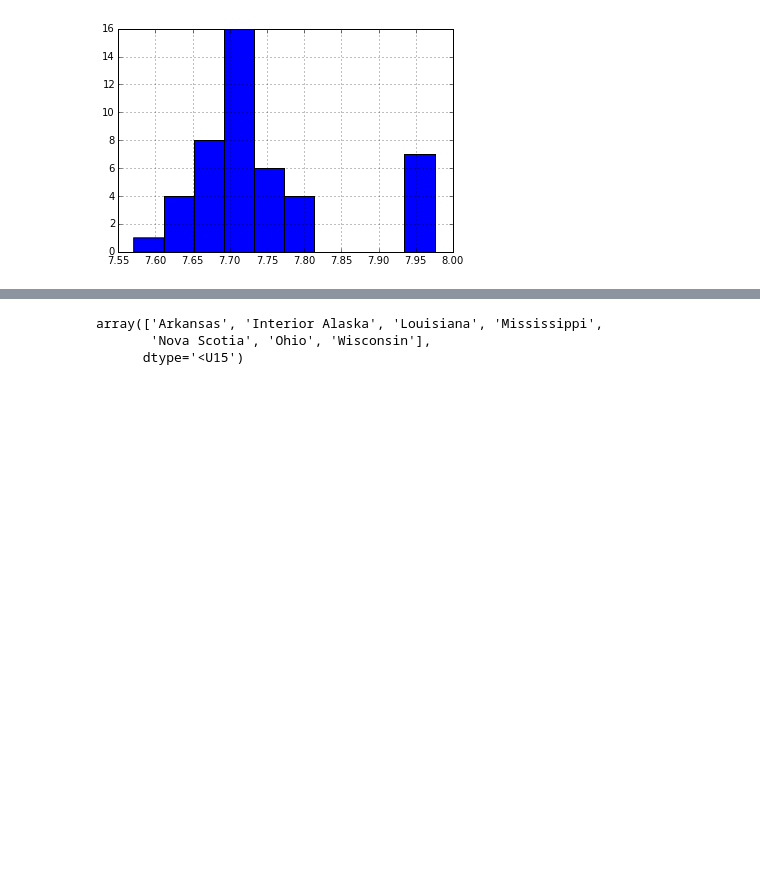
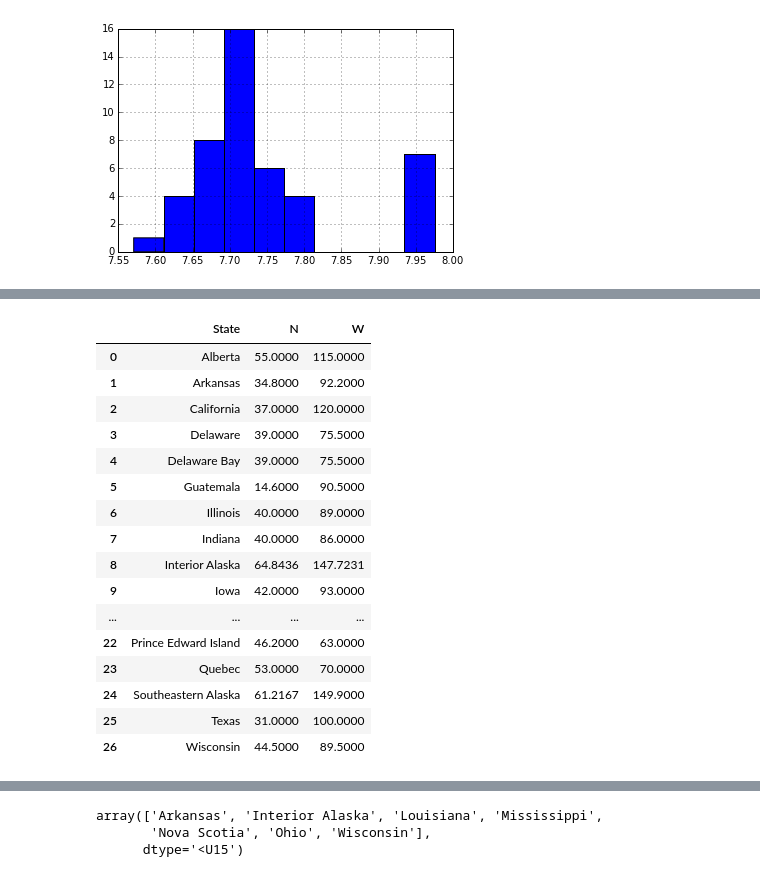
Before and after one commit to runstadler-lab/Minto-SeqTrack-Analysis, a Jupyter notebook: 3.10 - NetworkX - Generate Network for Individual Viruses.ipynb, the cells around one changed output, grey strips where cells are left out. Saved outputs shown, nothing was run; the diff lists cells and outputs as text; code cells hidden in the pictures; blank space fills up the shorter version.

```diff
--- a/3.10 - NetworkX - Generate Network for Individual Viruses.ipynb
+++ b/3.10 - NetworkX - Generate Network for Individual Viruses.ipynb
@@ -561,3 +538,25 @@ df_nodes[df_nodes['State2'] == 'Alberta']
+# %%
+# Open up the lat/long values
+lat_long_vals = pd.read_csv('lat_long.csv')
+lat_long_vals
+# %% [output]
+|  | State | N | W |
+| 0 | Alberta | 55.0000 | 115.0000 |
+| 1 | Arkansas | 34.8000 | 92.2000 |
+| 2 | California | 37.0000 | 120.0000 |
+| 3 | Delaware | 39.0000 | 75.5000 |
+| 4 | Delaware Bay | 39.0000 | 75.5000 |
+| 5 | Guatemala | 14.6000 | 90.5000 |
+| 6 | Illinois | 40.0000 | 89.0000 |
+| 7 | Indiana | 40.0000 | 86.0000 |
+| 8 | Interior Alaska | 64.8436 | 147.7231 |
+| 9 | Iowa | 42.0000 | 93.0000 |
+| ... | ... | ... | ... |
+| 22 | Prince Edward Island | 46.2000 | 63.0000 |
+| 23 | Quebec | 53.0000 | 70.0000 |
+| 24 | Southeastern Alaska | 61.2167 | 149.9000 |
+| 25 | Texas | 31.0000 | 100.0000 |
+| 26 | Wisconsin | 44.5000 | 89.5000 |
 # %%
 # Create a graph based on geography
 
```
Also changed, not shown: parts of 21 cells of this notebook, 5 other files.
